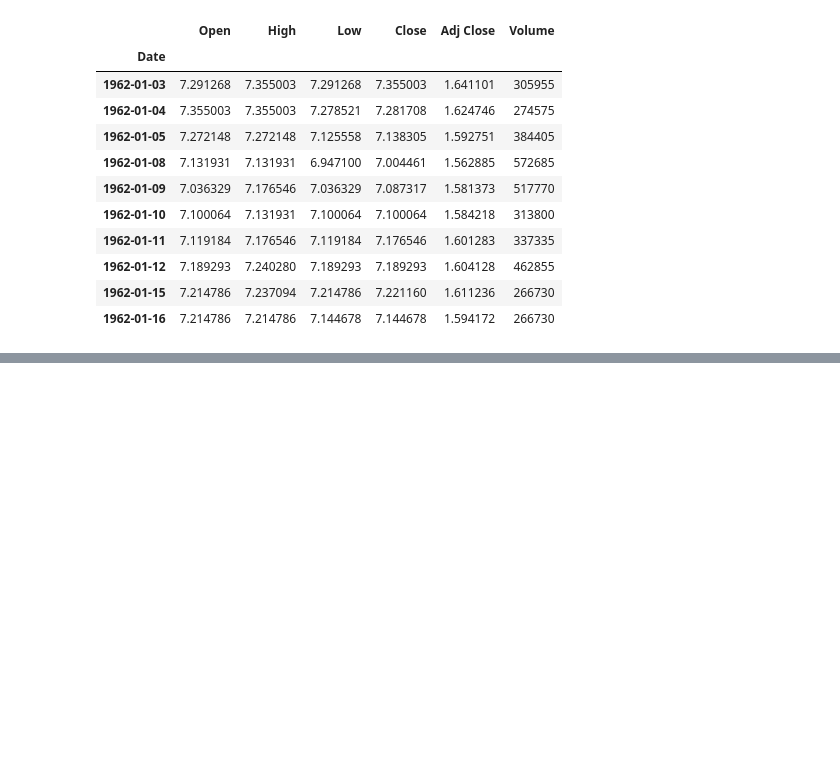
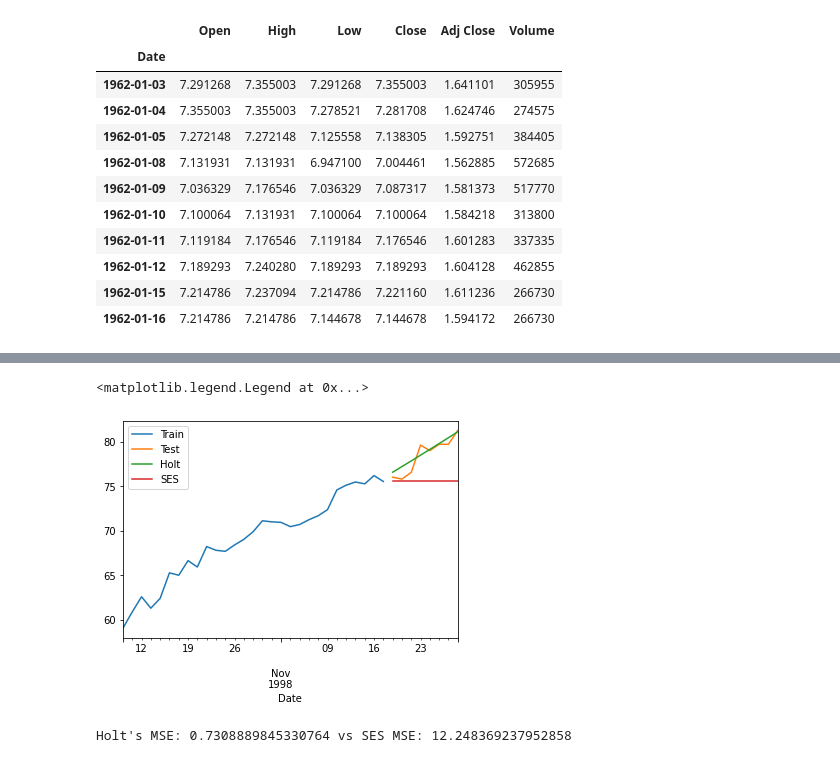
Before and after one commit to luk9400/time-series, a Jupyter notebook: lab3/Task3.ipynb, the cells around one changed output, grey strips where cells are left out. Cells and saved outputs as stored; diff of their text form; code cells hidden in the pictures; blank space fills up the shorter version.

```diff
--- a/lab3/Task3.ipynb
+++ b/lab3/Task3.ipynb
@@ -61,0 +80,21 @@ filtered_df.shape
+# %%
+fit_holt = Holt(train_data, initialization_method="estimated", exponential=True).fit()
+fcast_holt = fit_holt.forecast(test_data.shape[0])
+
+fit_ses = SimpleExpSmoothing(train_data, initialization_method="estimated").fit()
+fcast_ses = fit_ses.forecast(test_data.shape[0])
+# %%
+ax = train_data.plot()
+test_data.plot(ax=ax)
+fcast_holt.plot(ax=ax)
+fcast_ses.plot(ax=ax)
+ax.legend(["Train", "Test", "Holt", "SES"])
+# %% [output]
+<matplotlib.legend.Legend at 0x...>
+[figure, added]
+# %%
+mse_holt =  mean_squared_error(test_data, fcast_holt)
+mse_ses = mean_squared_error(test_data, fcast_ses)
+print(f"Holt's MSE: {mse_holt} vs SES MSE: {mse_ses}")
+# %% [output]
+Holt's MSE: 0.7308889845330764 vs SES MSE: 12.248369237952858
```
Also changed, not shown: parts of 10 cells of this notebook, 1 other file.
